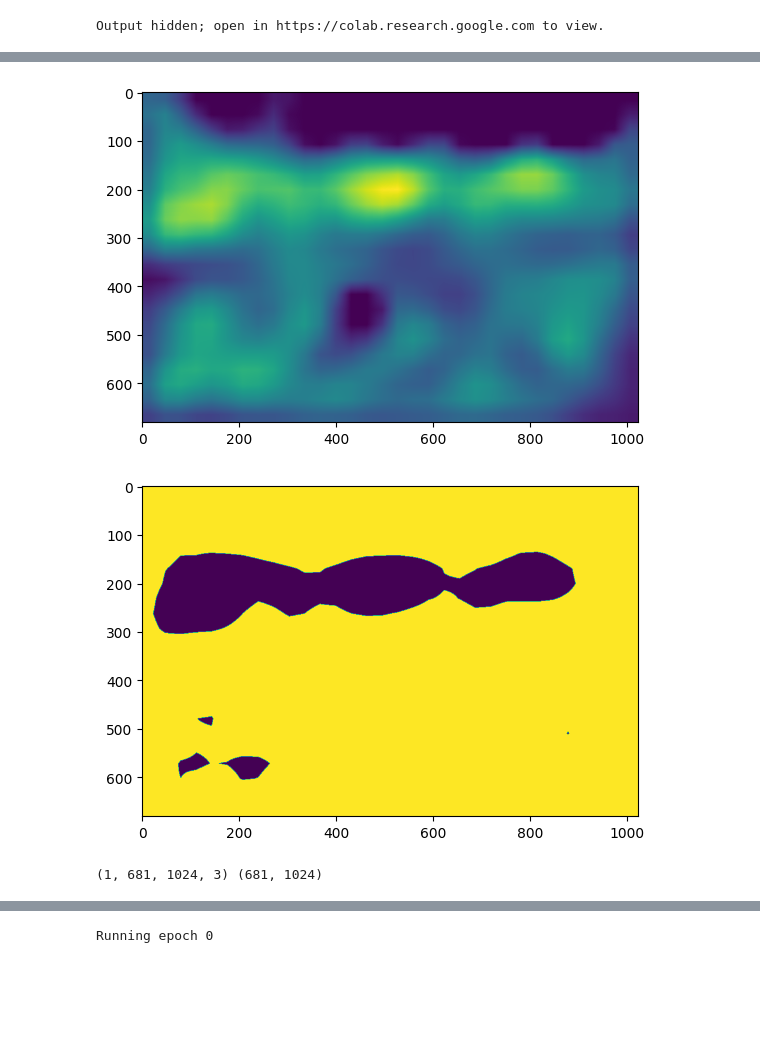
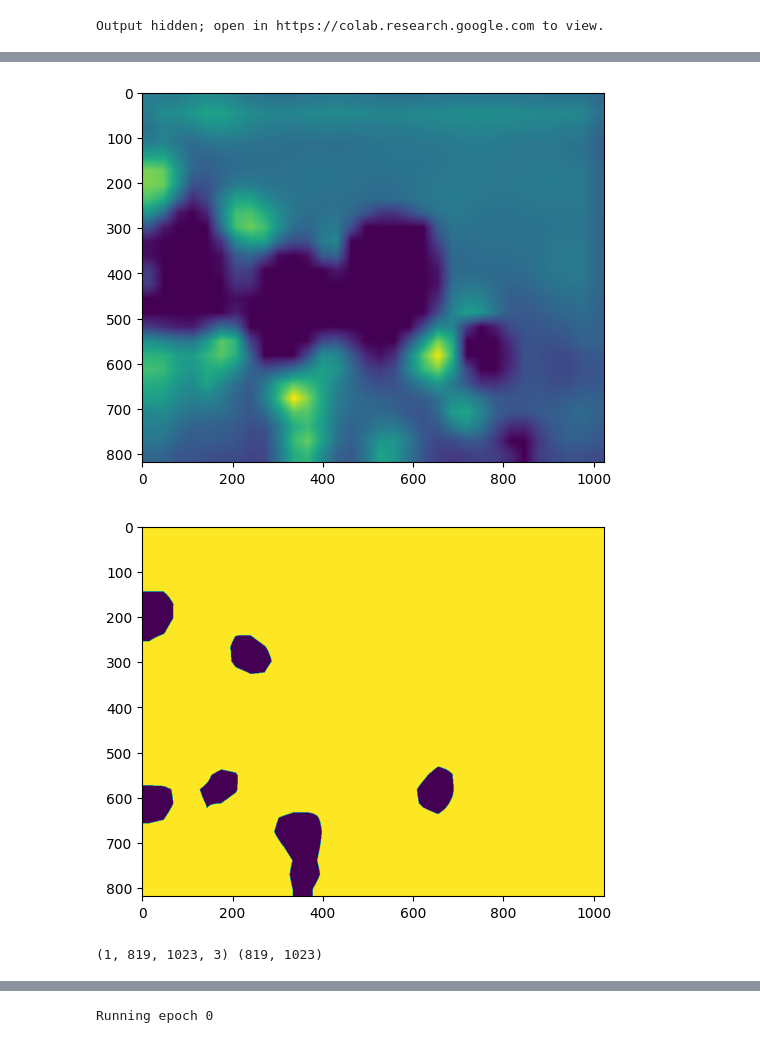
Before and after one commit to VinitraMk/UMass-CS670-Project, a Jupyter notebook: Index.ipynb, the cells around one changed output, grey strips where cells are left out. Cells and saved outputs as stored; diff of their text form; code cells hidden in the pictures; blank space fills up the shorter version.

```diff
--- a/Index.ipynb
+++ b/Index.ipynb
@@ -609,24 +611,24 @@ for texture in selected_textures:
 parser = argparse.ArgumentParser()
 parser.add_argument('--batch_size', type = int, default = 1)
 parser.add_argument('--model_name', type=str, default='vgg')
-parser.add_argument('--lr', type=float, default=0.1)
+parser.add_argument('--lr', type=float, default=0.005)
 parser.add_argument('--max_iter', type=int, default=1000)
 parser.add_argument('--iter_interval', type=int, default=100)
 args = parser.parse_args(args=[])
 
-style_img = read_image(f'./source-data/Textures/grass-field.jpg')
-img = read_image('./source-data/Mini-Set/bgm-bird-1.jpg')
+style_img = read_image(f'./source-data/Textures/red-sand.jpg')
+img = read_image('./source-data/Mini-Set/bgm-bird-2.jpg')
 #img = img[None, :]
 #print(img.size())
 #layer_visualizer(img, args)
 #layer_visualizer(style_img, args)
 style_layers = [1, 6, 11, 20, 29] #[2]
 #style_layers = [0, 2, 5, 14, 23]
-content_layer = 20
-style_weights = [0.5] * 5 #[1.5]*5
-content_weight = 1 #1e-4 #1
+content_layer = 22
+style_weights = [0.2] * 5 #[1.5]*5
+content_weight = 1e-2 #1e-4 #1
 #total_variance_weight = 1e-3 #1e-5 4
-lamda = 1e2
+lamda = 1e6
 eta = 1e2
 deep_style_transfer(img, style_img, style_layers, content_layer, content_weight, style_weights, lamda, eta, args)
 # %% [output]
@@ -773,7 +775,7 @@ def run_semantic_segmentation_pipeline(args, dataset_name):
     seg = SemanticSegmentation(args.model_path, 'resnet18', 2)
 
     #seg.run(args, dataset_name)
-    seg.test_on_single_image(args, './source-data/Mini-Set/bgm-bird-1.jpg')
+    seg.test_on_single_image(args, './source-data/Mini-Set/fish.jpg')
 
 parser = argparse.ArgumentParser()
 parser.add_argument('--batch_size', type = int, default = 1)
@@ -789,3 +790,3 @@ Downloading: "https://download.pytorch.org/models/resnet18-f37072fd.pth" to /roo
-[figure, old version]
+[figure, new version]
-[figure, old version]
+[figure, new version]
-(1, 681, 1024, 3) (681, 1024)
+(1, 819, 1023, 3) (819, 1023)
```
Also changed, not shown: parts of 3 cells of this notebook.
